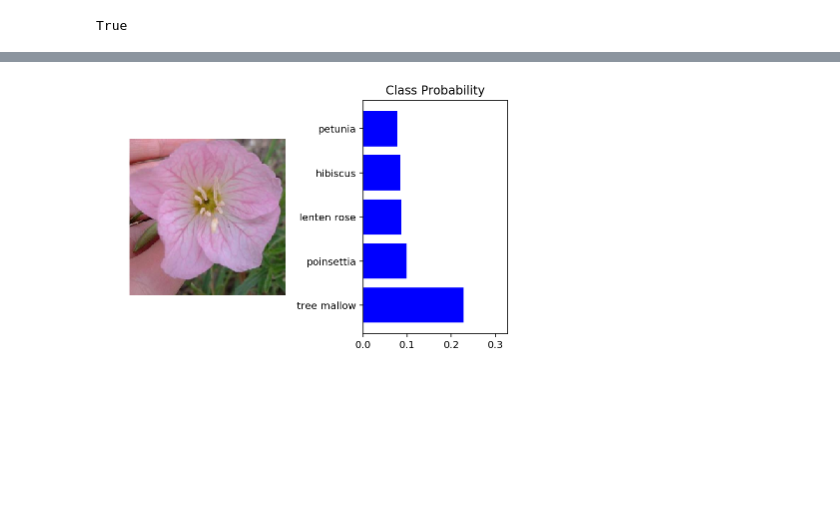
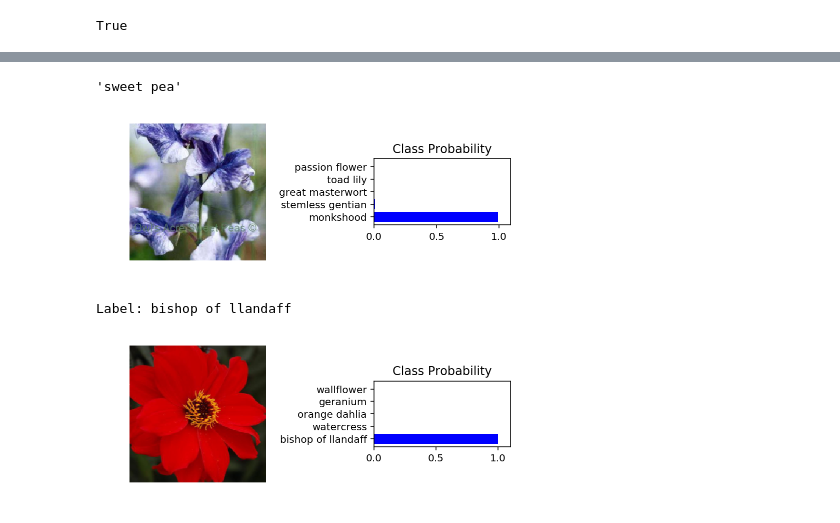
Before and after one commit to daniel-tejeda/aipnd-project, a Jupyter notebook: Image Classifier Project.ipynb, the cells around one changed output, grey strips where cells are left out. Drawn from its saved outputs; the diff is of its cells as text; code cells hidden in the pictures; blank space fills up the shorter version.

````diff
--- a/Image Classifier Project.ipynb
+++ b/Image Classifier Project.ipynb
@@ -103,6 +103,8 @@ Refer to [the rubric](https://review.udacity.com/#!/rubrics/1663/view) for guida
 We've left a cell open for you below, but use as many as you need. Our advice is to break the problem up into smaller parts you can run separately. Check that each part is doing what you expect, then move on to the next. You'll likely find that as you work through each part, you'll need to go back and modify your previous code. This is totally normal!
 
 When training make sure you're updating only the weights of the feed-forward network. You should be able to get the validation accuracy above 70% if you build everything right. Make sure to try different hyperparameters (learning rate, units in the classifier, epochs, etc) to find the best model. Save those hyperparameters to use as default values in the next part of the project.
+# %%
+base_models = ['vgg16','vgg13', 'alexnet']
 # %%
 #creating model and assigning new classifier
 def create_model(arch, hidden_units=512, dropout=0.4, learnrate=0.02):
@@ -277,0 +271,3 @@ Epoch 1/1
+# %%
+# Training
+model_alexnet = create_model(arch='alexnet', learnrate=0.002)
@@ -277,0 +314,2 @@ Epoch 1/1
+# %%
+train_model(model_alexnet, 1, 'cuda:0');
@@ -450,15 +508,12 @@ print(classes)
 > ['70', '3', '45', '62', '55']
 ```
 # %%
-def predict(image_path, model, topk=5):
+def predict_tensor(img_tensor, model, topk=5, device='cpu'):
 
-    img_tensor = process_image(image_path)
     img_tensor.requires_grad_(False)
 
     #batch dimmension
     img_tensor.unsqueeze_(0)
-
-    device = torch.device("cuda:0" if torch.cuda.is_available() else "cpu")
 
     img_tensor = img_tensor.to(device)
 
@@ -469,6 +524,15 @@ def predict(image_path, model, topk=5):
         ps = torch.exp(output)
 
     return ps.topk(topk, dim=1)
+
+
+def predict(image_path, model, topk=5, device='cpu'):
+
+    img_tensor = process_image(image_path)
+
+    pred, classes = predict_tensor(img_tensor, model, topk, device='cpu')
+
+    return pred, classes
 # %%
 torch.cuda.is_available()
 # %% [output]
@@ -507,13 +571,15 @@ def display_results(img, ps, labels):
     plt.tight_layout()
     #plt.show()
 # %%
-imgpath = 'flowers/test/3/image_06641.jpg'
-imgpath = 'flowers/test/1/image_06754.jpg'
+imgpath = 'flowers/test/4/image_05653.jpg'
 
-ps, classes = predict(imgpath, model_vgg16)
+pred, classes = predict(imgpath, model_alexnet)
 
-labels = [cat_to_name[model_vgg16.idx_to_class[x.item()]] for x in classes[0] ]
+pred_labels = [cat_to_name[model_alexnet.idx_to_class[x.item()]] for x in classes[0] ]
 
-display_results(process_image(imgpath), ps, labels)
+display_results(process_image(imgpath), pred, pred_labels)
+
+cat_to_name['4']
 # %% [output]
+'sweet pea'
-[figure, old version]
+[figure, new version]
@@ -519,0 +588,16 @@ display_results(process_image(imgpath), ps, labels)
+# %%
+
+np.random.seed = 100
+
+test_idx = np.random.randint(0,images.size(0))
+
+test_ps, test_classes = predict_tensor(images[test_idx], model_alexnet)
+
+test_pred_labels = [cat_to_name[model_alexnet.idx_to_class[x.item()]] for x in test_classes[0] ]
+
+display_results(images[test_idx], test_ps, test_pred_labels)
+
+print('Label: {}'.format(cat_to_name[model_alexnet.idx_to_class[labels[test_idx].item()]]))
+# %% [output]
+Label: bishop of llandaff
+[figure, added]
````
Also changed, not shown: parts of 13 cells of this notebook.
